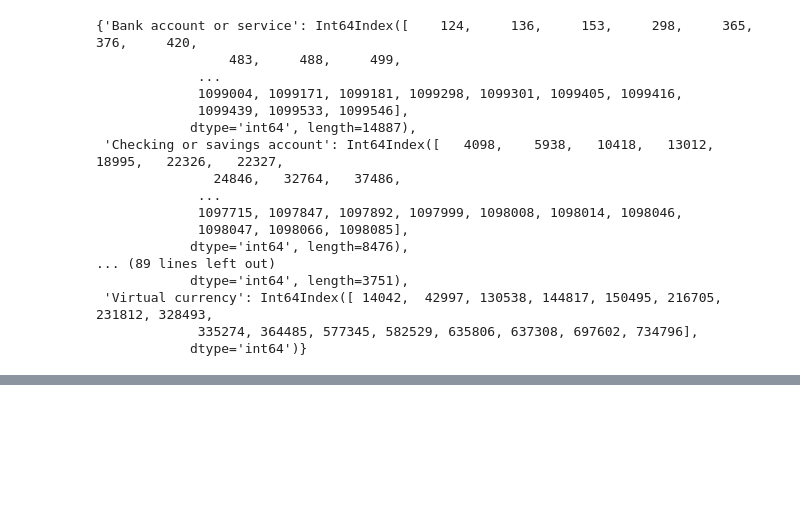
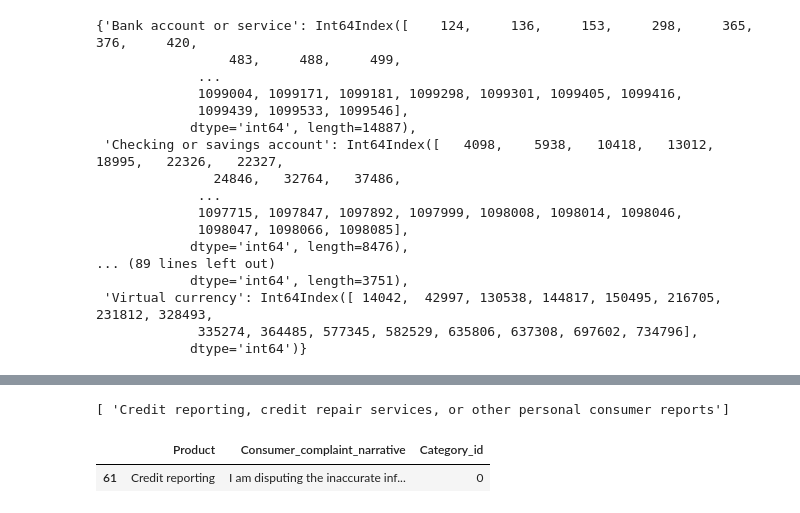
Before and after one commit to katamit/Data-Science, a Jupyter notebook: MultClass_classification.ipynb, the cells around one changed output, grey strips where cells are left out. Cells and saved outputs as stored; diff of their text form; code cells hidden in the pictures; blank space fills up the shorter version.

```diff
--- a/MultClass_classification.ipynb
+++ b/MultClass_classification.ipynb
@@ -304,0 +389,9 @@ df.groupby('Product').groups
+# %%
+print(clf.predict(count_vect.transform(["I am disputing the inaccurate information the Chex-Systems has on my credit report. I initially submitted a police report on XXXX/XXXX/16 and Chex Systems only deleted the items that I mentioned in the letter and not all the items that were actually listed on the police report. In other words they wanted me to say word for word to them what items were fraudulent. The total disregard of the police report and what accounts that it states that are fraudulent. If they just had paid a little closer attention to the police report I would not been in this position now and they would n't have to research once again. I would like the reported information to be removed : XXXX XXXX XXXX"])))
+# %% [output]
+[ 'Credit reporting, credit repair services, or other personal consumer reports']
+# %%
+df[df['Consumer_complaint_narrative'] == "I am disputing the inaccurate information the Chex-Systems has on my credit report. I initially submitted a police report on XXXX/XXXX/16 and Chex Systems only deleted the items that I mentioned in the letter and not all the items that were actually listed on the police report. In other words they wanted me to say word for word to them what items were fraudulent. The total disregard of the police report and what accounts that it states that are fraudulent. If they just had paid a little closer attention to the police report I would not been in this position now and they would n't have to research once again. I would like the reported information to be removed : XXXX XXXX XXXX"]
+# %% [output]
+|  | Product | Consumer_complaint_narrative | Category_id |
+| 61 | Credit reporting | I am disputing the inaccurate inf... | 0 |
```
Also changed, not shown: parts of 24 cells of this notebook.
